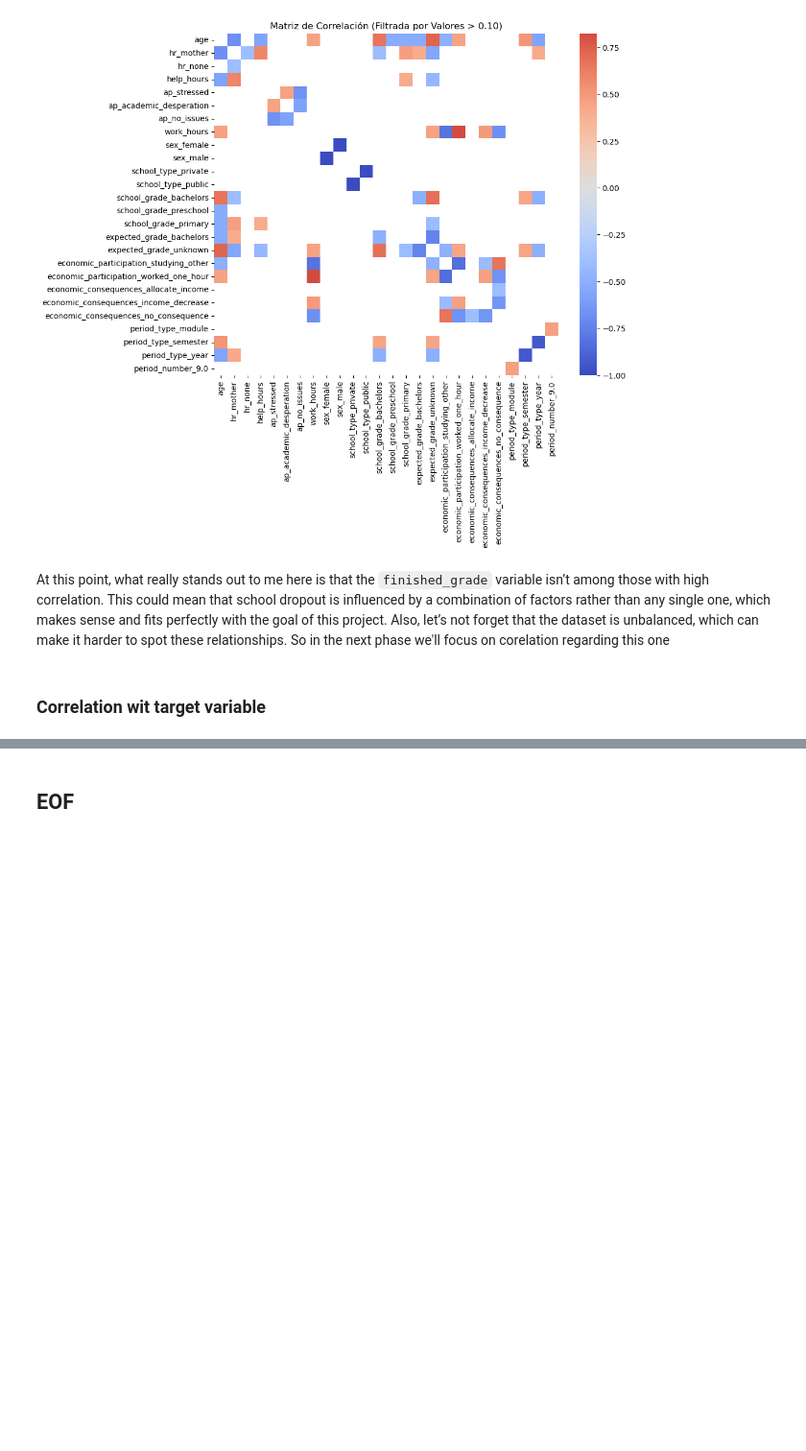
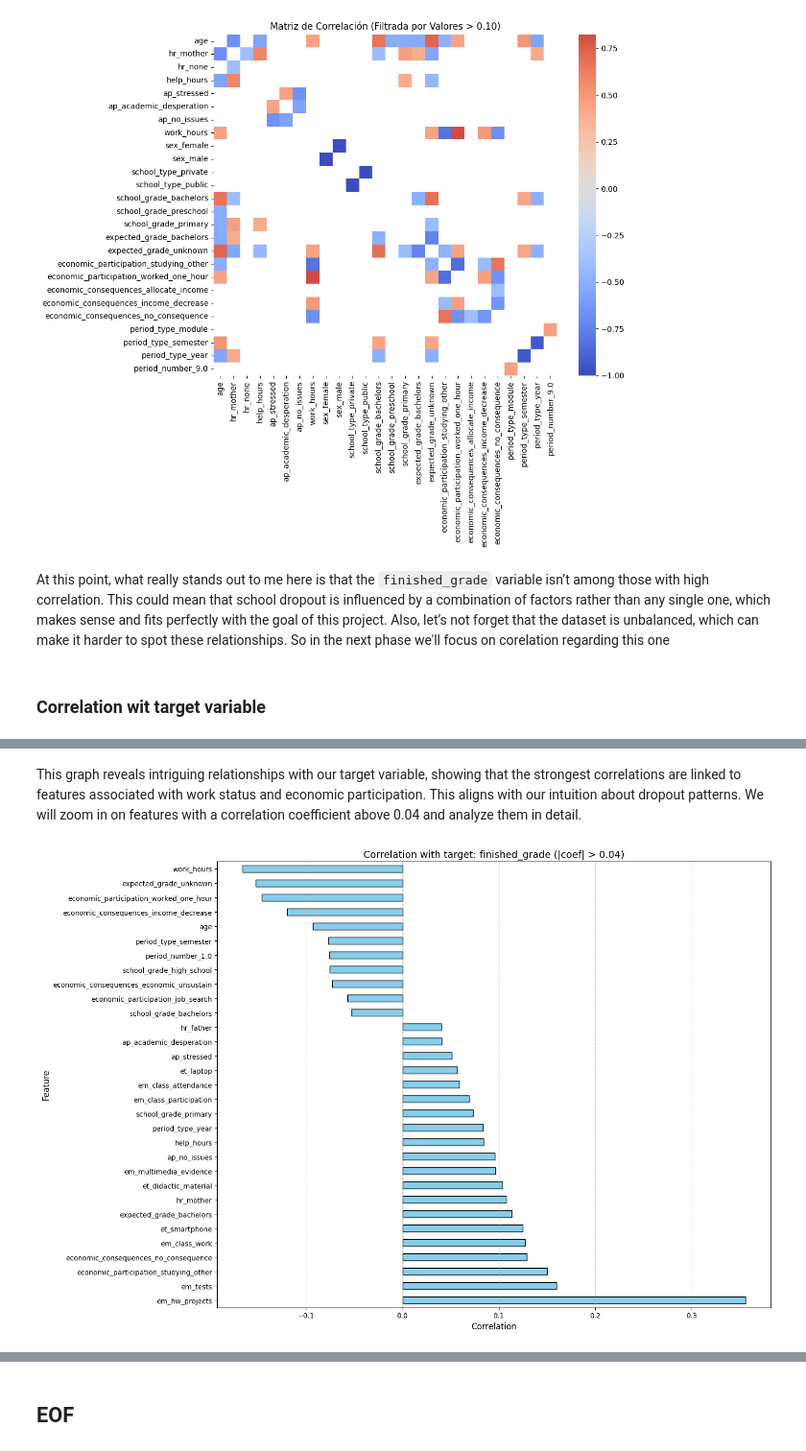
Before and after one commit to Maxkaizo/---_-ML-Zoomcamp-2024, a Jupyter notebook: eda.ipynb, the cells around one changed output, grey strips where cells are left out. Shown at 96% size. Saved outputs shown, nothing was run; the diff lists cells and outputs as text; code cells hidden in the pictures; blank space fills up the shorter version.

```diff
--- a/eda.ipynb
+++ b/eda.ipynb
@@ -644,0 +643,27 @@ The variable `em_hw_projects` shows the highest positive correlation, indicating
+# %% [markdown]
+This graph reveals intriguing relationships with our target variable, showing that the strongest correlations are linked to features associated with work status and economic participation. This aligns with our intuition about dropout patterns. We will zoom in on features with a correlation coefficient above 0.04 and analyze them in detail.
+# %%
+import matplotlib.pyplot as plt
+
+# Calculate the correlation
+target_correlation = df_dummies.corr()['finished_grade'].drop('finished_grade').sort_values(ascending=False)
+
+# Filter absolute values greater than 0.04
+filtered_correlation = target_correlation[target_correlation.abs() > 0.04]
+
+# Plot the correlation
+plt.figure(figsize=(15, 10))  # Adjust figure size for fewer variables
+filtered_correlation.plot(kind='barh', color='skyblue', edgecolor='black')
+
+# Plot configuration
+plt.title('Correlation with target: finished_grade (|coef| > 0.04)', fontsize=14)
+plt.xlabel('Correlation', fontsize=12)
+plt.ylabel('Feature', fontsize=12)
+plt.axvline(0, color='gray', linestyle='--', linewidth=1)
+plt.grid(axis='x', linestyle='--', alpha=0.7)
+plt.tight_layout()
+
+# Show the plot
+plt.show()
+# %% [output]
+[figure, added]
```
Also changed, not shown: parts of 17 cells of this notebook.
